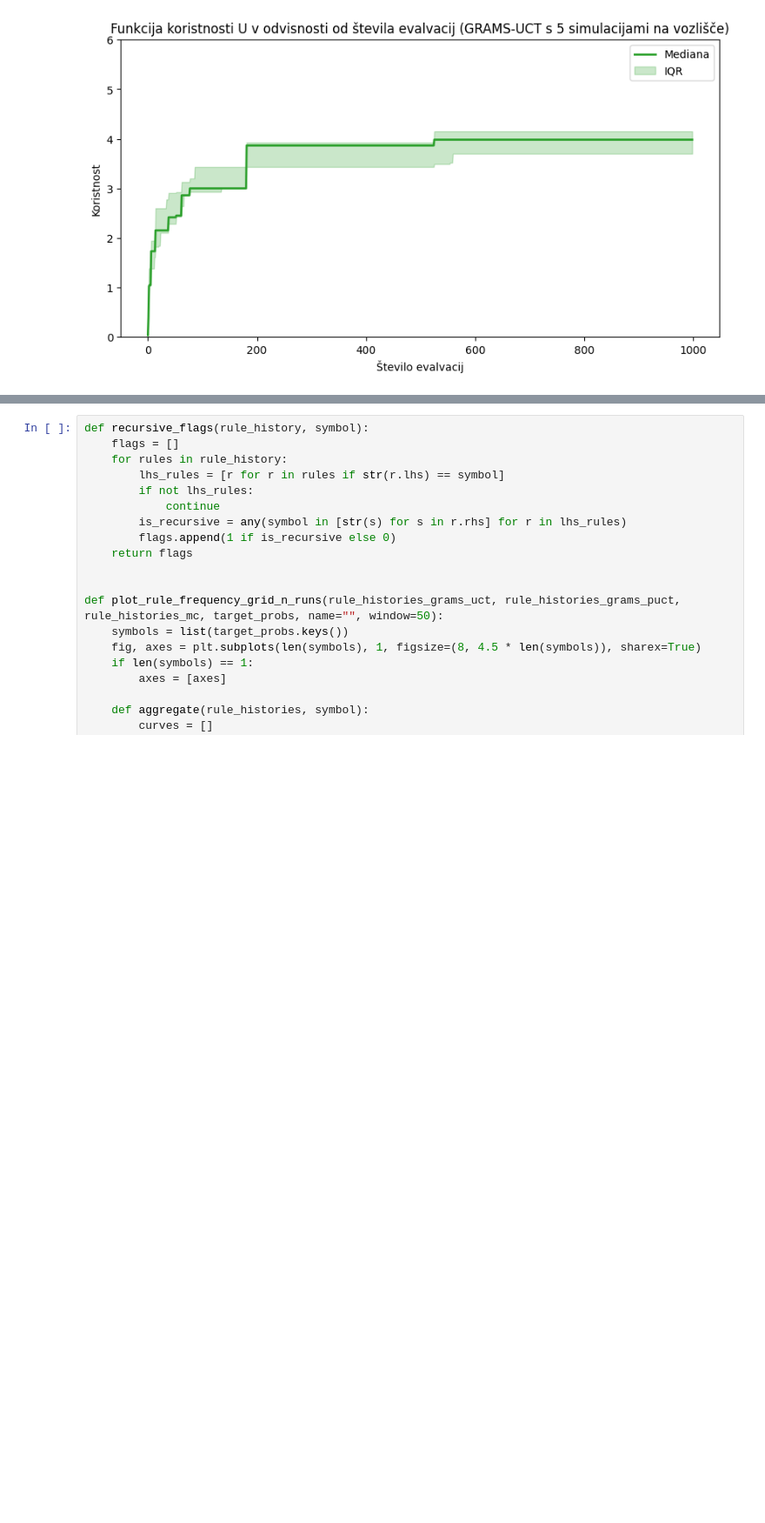
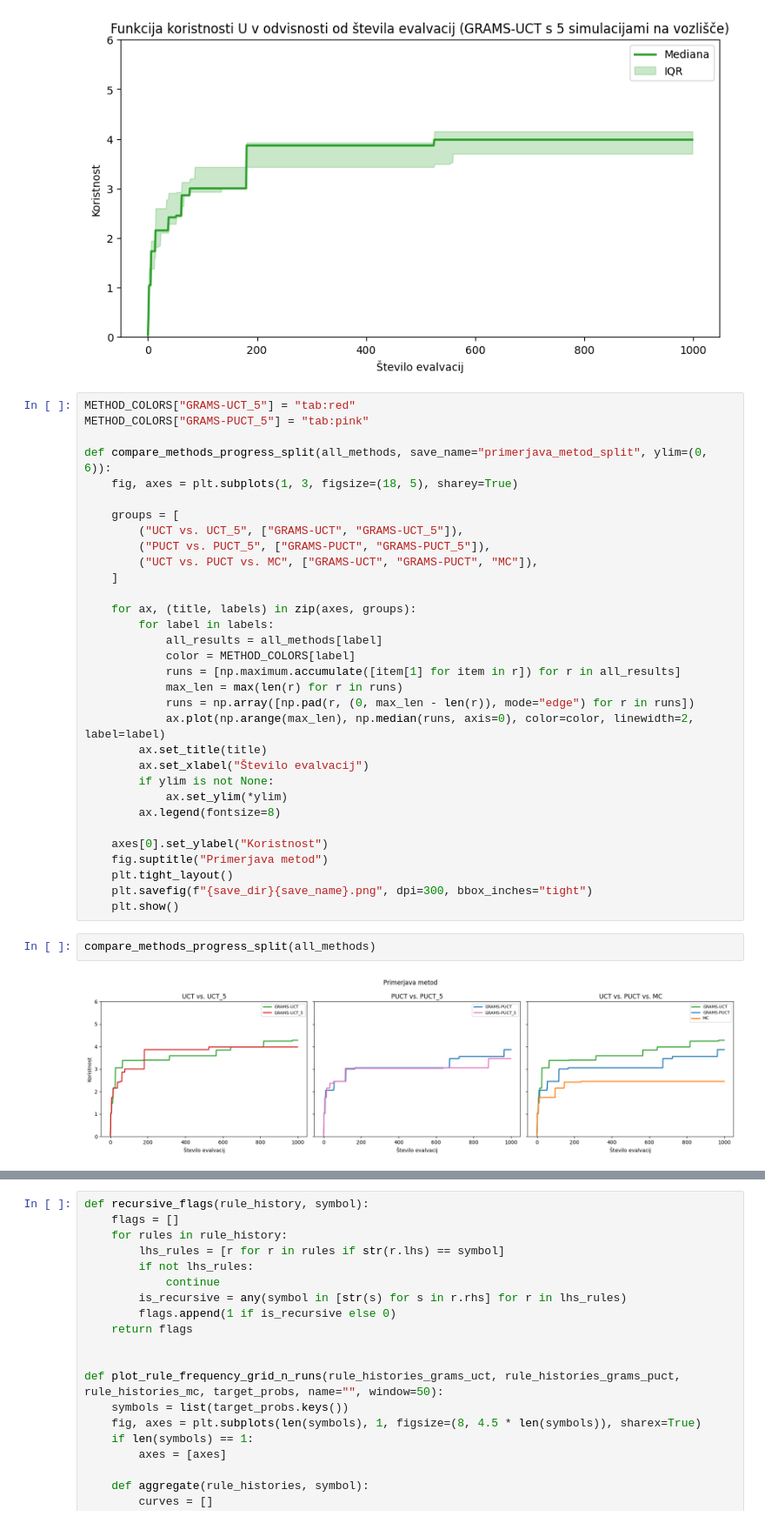
Before and after one commit to tinadrnovsek/mcts-PCFG, a Jupyter notebook: mcts.ipynb, the cells around one changed output, grey strips where cells are left out. Shown at 87% size. Drawn from its saved outputs; the diff is of its cells as text; blank space fills up the shorter version.

```diff
--- a/mcts.ipynb
+++ b/mcts.ipynb
@@ -306,4 +342,40 @@ plot_progress_n_runs(all_methods["GRAMS-UCT_5"], "Funkcija koristnosti U v odvis
 [figure]
 [figure]
 [figure]
+# %%
+METHOD_COLORS["GRAMS-UCT_5"] = "tab:red"
+METHOD_COLORS["GRAMS-PUCT_5"] = "tab:pink"
+
+def compare_methods_progress_split(all_methods, save_name="primerjava_metod_split", ylim=(0, 6)):
+    fig, axes = plt.subplots(1, 3, figsize=(18, 5), sharey=True)
+
+    groups = [
+        ("UCT vs. UCT_5", ["GRAMS-UCT", "GRAMS-UCT_5"]),
+        ("PUCT vs. PUCT_5", ["GRAMS-PUCT", "GRAMS-PUCT_5"]),
+        ("UCT vs. PUCT vs. MC", ["GRAMS-UCT", "GRAMS-PUCT", "MC"]),
+    ]
+
+    for ax, (title, labels) in zip(axes, groups):
+        for label in labels:
+            all_results = all_methods[label]
+            color = METHOD_COLORS[label]
+            runs = [np.maximum.accumulate([item[1] for item in r]) for r in all_results]
+            max_len = max(len(r) for r in runs)
+            runs = np.array([np.pad(r, (0, max_len - len(r)), mode="edge") for r in runs])
+            ax.plot(np.arange(max_len), np.median(runs, axis=0), color=color, linewidth=2, label=label)
+        ax.set_title(title)
+        ax.set_xlabel("Število evalvacij")
+        if ylim is not None:
+            ax.set_ylim(*ylim)
+        ax.legend(fontsize=8)
+
+    axes[0].set_ylabel("Koristnost")
+    fig.suptitle("Primerjava metod")
+    plt.tight_layout()
+    plt.savefig(f"{save_dir}{save_name}.png", dpi=300, bbox_inches="tight")
+    plt.show()
+# %%
+compare_methods_progress_split(all_methods)
+# %% [output]
+[figure, added]
 # %%
```
Also changed, not shown: parts of 4 cells of this notebook.
